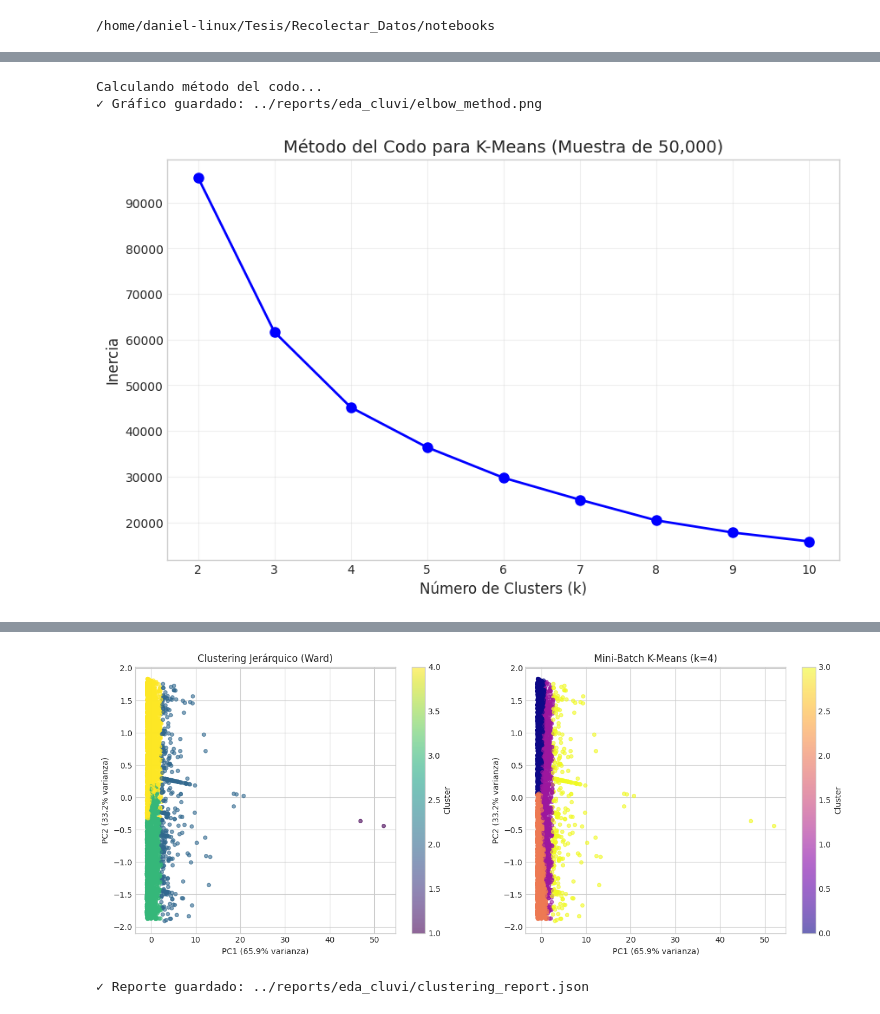
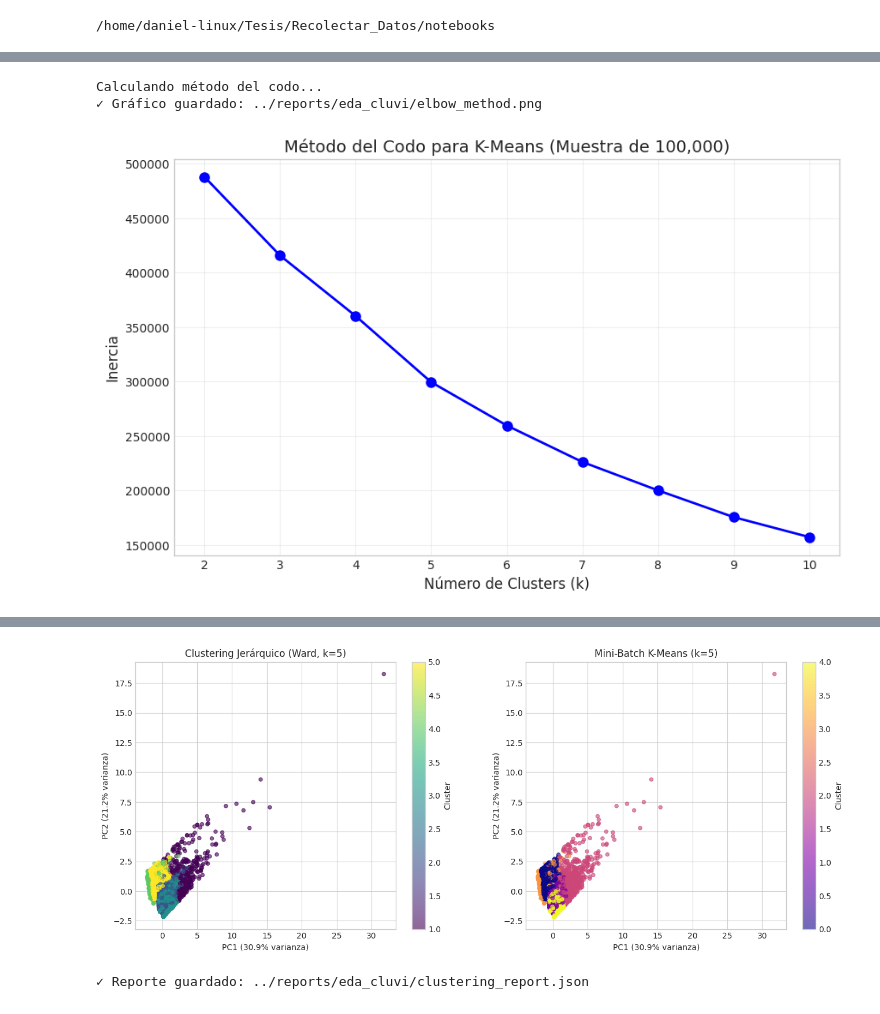
Before and after one commit to Danp06/Recolectar_Datos, a Jupyter notebook: notebooks/Eda_recipes_data_cluvi.ipynb, the cells around one changed output, grey strips where cells are left out. Drawn from its saved outputs; the diff is of its cells as text; code cells hidden in the pictures.

```diff
--- a/notebooks/Eda_recipes_data_cluvi.ipynb
+++ b/notebooks/Eda_recipes_data_cluvi.ipynb
@@ -724,17 +871,29 @@ liberar_ram()
 
 clustering_report = {}
 
-# Preparación de datos para clustering
+# Importar KneeLocator para encontrar el codo
+from kneed import KneeLocator
+
+# Preparación de datos para clustering (incluyendo nuevas columnas)
 print("Preparando datos para clustering...")
 df_cluster_full = df.select([
-    "description_length_chars", "num_words_description", "category"
+    "description_length_chars", "num_words_description", "category", "is_alcoholic", "type_product", "country_code"
 ]).to_pandas()
 
 # Encode categóricas
 le_cat = LabelEncoder().fit(df_cluster_full["category"])
 df_cluster_full["category_encoded"] = le_cat.transform(df_cluster_full["category"])
 
-features_full = df_cluster_full[["description_length_chars", "num_words_description", "category_encoded"]].values
+le_type = LabelEncoder().fit(df_cluster_full["type_product"])
+df_cluster_full["type_product_encoded"] = le_type.transform(df_cluster_full["type_product"])
+
+le_country = LabelEncoder().fit(df_cluster_full["country_code"])
+df_cluster_full["country_code_encoded"] = le_country.transform(df_cluster_full["country_code"])
+
+# Asumiendo is_alcoholic es booleano, convertir a int
+df_cluster_full["is_alcoholic"] = df_cluster_full["is_alcoholic"].astype(int)
+
+features_full = df_cluster_full[["description_length_chars", "num_words_description", "category_encoded", "is_alcoholic", "type_product_encoded", "country_code_encoded"]].values
 scaler = StandardScaler()
 features_scaled_full = scaler.fit_transform(features_full)
 
@@ -742,7 +901,10 @@ features_scaled_full = scaler.fit_transform(features_full)
 sample_size = 10000
 df_sample = df.sample(n=min(sample_size, len(df)), seed=42).to_pandas()
 df_sample["category_encoded"] = le_cat.transform(df_sample["category"])
-features_sample = df_sample[["description_length_chars", "num_words_description", "category_encoded"]].values
+df_sample["type_product_encoded"] = le_type.transform(df_sample["type_product"])
+df_sample["country_code_encoded"] = le_country.transform(df_sample["country_code"])
+df_sample["is_alcoholic"] = df_sample["is_alcoholic"].astype(int)
+features_sample = df_sample[["description_length_chars", "num_words_description", "category_encoded", "is_alcoholic", "type_product_encoded", "country_code_encoded"]].values
 features_scaled_sample = scaler.transform(features_sample)
 
 # Dendrograma jerárquico
@@ -757,7 +919,7 @@ plot_and_save(fig, 'dendrogram.png')
 
 # Método del codo
 print("Calculando método del codo...")
-elbow_sample_size = min(50000, len(features_scaled_full))
+elbow_sample_size = min(100000, len(features_scaled_full))
 elbow_indices = np.random.choice(len(features_scaled_full), elbow_sample_size, replace=False)
 features_elbow = features_scaled_full[elbow_indices]
 
@@ -776,17 +938,26 @@ ax.set_title(f'Método del Codo para K-Means (Muestra de {elbow_sample_size:,})'
 ax.grid(True, alpha=0.3)
 plot_and_save(fig, 'elbow_method.png')
 
-# K-Means óptimo (asumimos k=4 basado en elbow, ajusta según visualización)
-k_opt = 4
+# K-Means óptimo: Determinar k automáticamente usando KneeLocator
+kl = KneeLocator(K_range, inertias, S=1.0, curve="convex", direction="decreasing")
+k_opt = int(kl.elbow if kl.elbow else K_range[0]) # Fallback to the smallest k if no clear elbow found
+print(f"El valor óptimo de k determinado por el método del codo es: {k_opt}")
+
 print(f"\nAplicando Mini-Batch K-Means con k={k_opt}...")
 mb_kmeans = MiniBatchKMeans(n_clusters=k_opt, random_state=42, batch_size=1024, n_init=3)
 mb_kmeans.fit(features_scaled_full)
 df_cluster_full['cluster'] = mb_kmeans.labels_
 
 # Análisis de clusters
-cluster_summary = df_cluster_full.groupby(['cluster', 'category']).size().unstack(fill_value=0)
-print("\nDistribución de categorías por cluster:")
-print(cluster_summary)
+print("\nDistribución de categorías por cluster (Top 25 por cluster):")
+for cluster in sorted(df_cluster_full['cluster'].unique()):
+    top_cats = df_cluster_full[df_cluster_full['cluster'] == cluster]['category'].value_counts().head(25)
+    print(f"\nCluster {cluster}:")
+    print(top_cats)
+
+# Guardar la distribución completa si es necesario
+cluster_summary_full = df_cluster_full.groupby(['cluster', 'category']).size().unstack(fill_value=0)
+save_report(cluster_summary_full, 'cluster_category_full.csv', 'csv')
 
 cluster_means = df_cluster_full.groupby('cluster').agg({
     'description_length_chars': ['mean', 'std', 'min', 'max'],
@@ -795,6 +966,32 @@ cluster_means = df_cluster_full.groupby('cluster').agg({
 print("\nEstadísticas por cluster:")
 print(cluster_means)
 
+# Análisis de clusters con nuevas columnas
+cluster_alcoholic = df_cluster_full.groupby('cluster')['is_alcoholic'].mean()
+print("\nPorcentaje alcohólico por cluster:")
+print(cluster_alcoholic)
+
+print("\nDistribución de type_product por cluster (Top 25 por cluster):")
+for cluster in sorted(df_cluster_full['cluster'].unique()):
+    top_types = df_cluster_full[df_cluster_full['cluster'] == cluster]['type_product'].value_counts().head(25)
+    print(f"\nCluster {cluster}:")
+    print(top_types)
+
+# Guardar completa
+cluster_type_dist_full = df_cluster_full.groupby(['cluster', 'type_product']).size().unstack(fill_value=0)
+save_report(cluster_type_dist_full, 'cluster_type_product_full.csv', 'csv')
+
+print("\nDistribución de country_code por cluster (Top 25 por cluster):")
+for cluster in sorted(df_cluster_full['cluster'].unique()):
+    top_countries = df_cluster_full[df_cluster_full['cluster'] == cluster]['country_code'].value_counts().head(25)
+    print(f"\nCluster {cluster}:")
+    print(top_countries)
+
+# Guardar completa
+cluster_country_dist_full = df_cluster_full.groupby(['cluster', 'country_code']).size().unstack(fill_value=0)
+save_report(cluster_country_dist_full, 'cluster_country_code_full.csv', 'csv')
+
+# Ensure k_opt is a standard Python int for JSON serialization
 clustering_report['optimal_k'] = k_opt
 clustering_report['inertias'] = {int(k): float(inertia) for k, inertia in zip(K_range, inertias)}
 
@@ -805,13 +1002,15 @@ features_pca = pca.fit_transform(features_scaled_sample)
 fig, axes = plt.subplots(1, 2, figsize=(16, 6))
 
 # Plot 1: Clusters jerárquicos
-num_clusters_hier = 4
+# Usar el k_opt determinado para la visualización jerárquica también, si es apropiado
+# O mantener un valor fijo si la visualización jerárquica tiene un propósito diferente
+num_clusters_hier = k_opt # Usar k_opt para consistencia, o ajustar si se prefiere un valor fijo para el dendrograma
 clusters_hier = fcluster(Z, t=num_clusters_hier, criterion='maxclust')
 scatter1 = axes[0].scatter(features_pca[:, 0], features_pca[:, 1],
                            c=clusters_hier, cmap='viridis', alpha=0.6, s=20)
 axes[0].set_xlabel(f'PC1 ({pca.explained_variance_ratio_[0]:.1%} varianza)')
 axes[0].set_ylabel(f'PC2 ({pca.explained_variance_ratio_[1]:.1%} varianza)')
-axes[0].set_title('Clustering Jerárquico (Ward)')
+axes[0].set_title(f'Clustering Jerárquico (Ward, k={num_clusters_hier})')
 plt.colorbar(scatter1, ax=axes[0], label='Cluster')
 
 # Plot 2: K-Means en muestra
@@ -839,3 +1038,3 @@ Generando dendrograma...
 Calculando método del codo...
 ✓ Gráfico guardado: ../reports/eda_cluvi/elbow_method.png
-[figure, old version]
+[figure, new version]
@@ -858,5 +1057,5 @@ cluster
 ✓ Gráfico guardado: ../reports/eda_cluvi/clustering_pca.png
-[figure, old version]
+[figure, new version]
 ✓ Reporte guardado: ../reports/eda_cluvi/clustering_report.json
 # %%
 # =============================================================================
```
Also changed, not shown: parts of 24 cells of this notebook, 51 other files.
